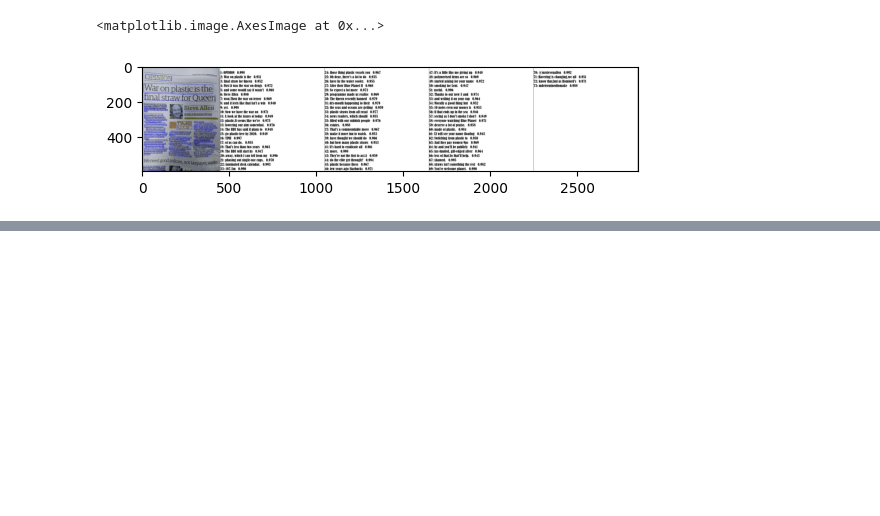
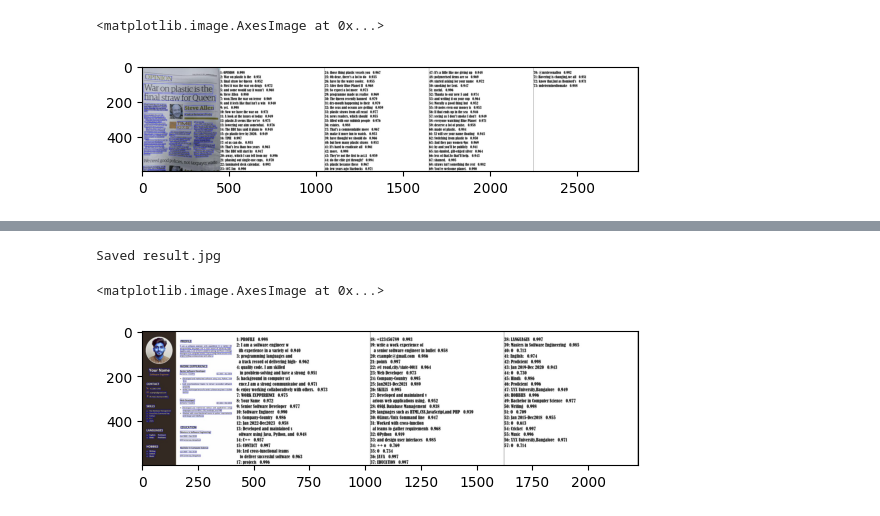
Before and after one commit to douaabnh/ocrDY, a Jupyter notebook: OCRRaddle.ipynb, the cells around one changed output, grey strips where cells are left out. Drawn from its saved outputs; the diff is of its cells as text; code cells hidden in the pictures; blank space fills up the shorter version.

```diff
--- a/OCRRaddle.ipynb
+++ b/OCRRaddle.ipynb
@@ -84,0 +103,43 @@ plt.imshow(img)
+# %%
+from PIL import Image, ImageDraw, ImageFont
+
+image = Image.open(IMG_PATH).convert('RGB')
+
+
+boxes = []
+texts = []
+scores = []
+
+for line in result[0]:
+    box = line[0]
+    text = line[1][0]
+    score = line[1][1]
+
+    boxes.append(box)
+    texts.append(text)
+    scores.append(score)
+
+
+font = ImageFont.load_default()
+
+im_show = draw_ocr(
+    image,
+    boxes,
+    texts,
+    scores,
+    drop_score=0.0,
+    font_path="C:/Windows/Fonts/BERNHC.TTF")
+
+im_show = Image.fromarray(im_show)
+
+im_show.save('result2.jpg')
+
+print("Saved result.jpg")
+# %% [output]
+Saved result.jpg
+# %%
+img = cv2.imread('result2.jpg', cv2.IMREAD_UNCHANGED)
+plt.imshow(img)
+# %% [output]
+<matplotlib.image.AxesImage at 0x...>
+[figure, added]
```
Also changed, not shown: parts of 5 cells of this notebook, 2 other files.
